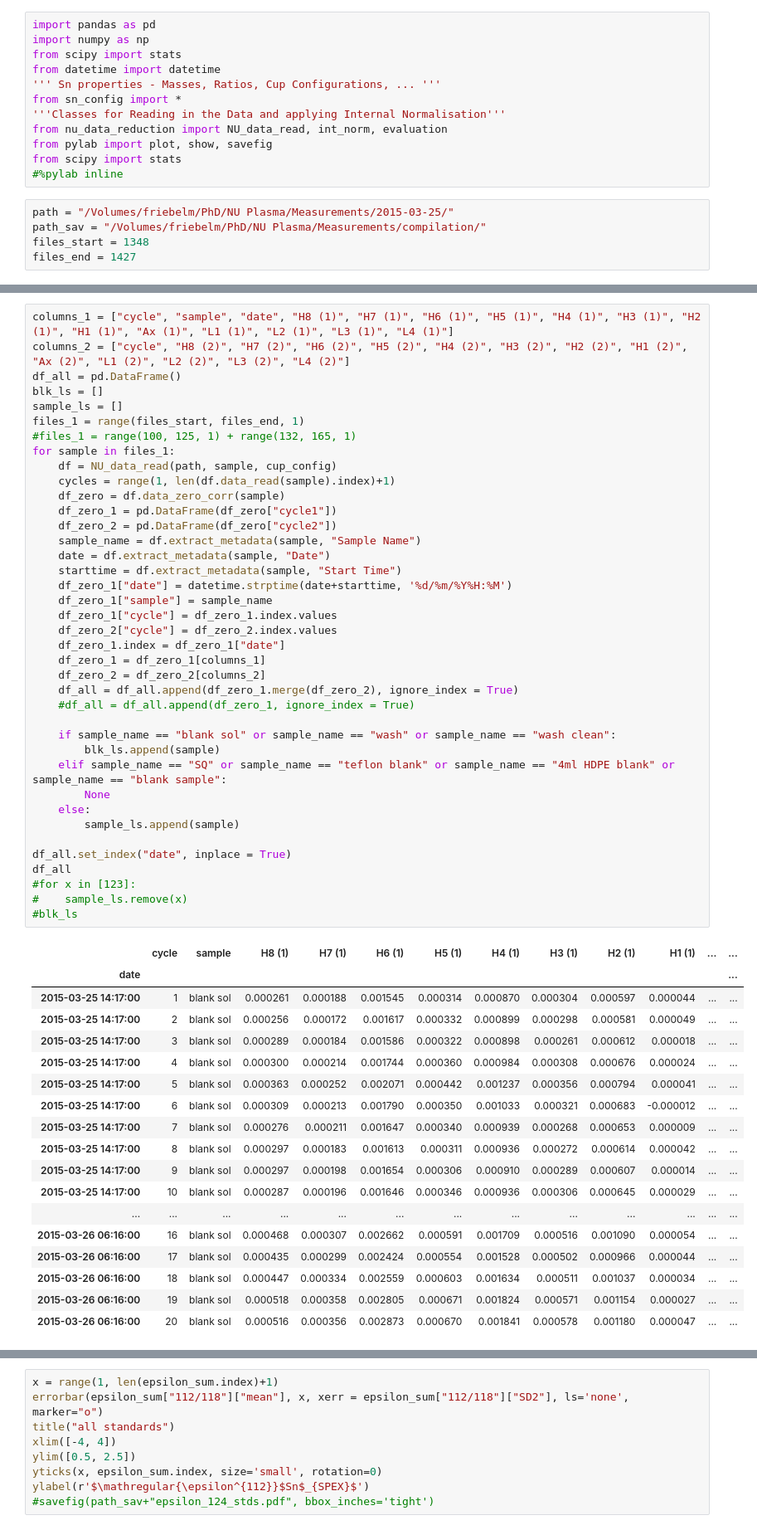
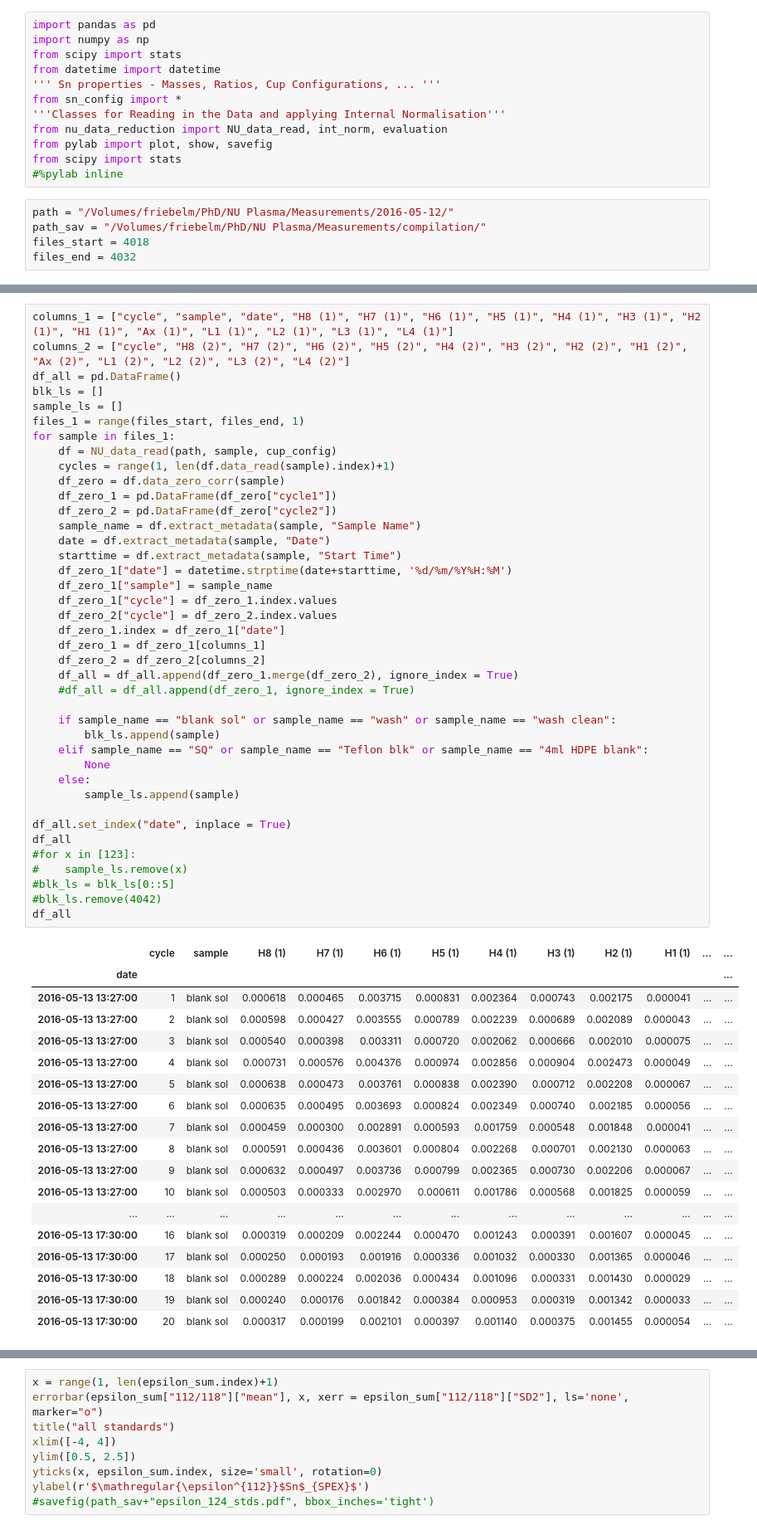
Before and after one commit to Marfster/NU_Plasma, a Jupyter notebook: Nu Plasma Evaluation - internal norm.ipynb, the cells around one changed output, grey strips where cells are left out. Shown: that part at 83% size. Cells and saved outputs as stored; diff of their text form.

```diff
--- a/Nu Plasma Evaluation - internal norm.ipynb
+++ b/Nu Plasma Evaluation - internal norm.ipynb
@@ -15,10 +18,10 @@ from pylab import plot, show, savefig
 from scipy import stats
 #%pylab inline
 # %%
-path = "/Volumes/friebelm/PhD/NU Plasma/Measurements/2015-03-25/"
+path = "/Volumes/friebelm/PhD/NU Plasma/Measurements/2016-05-12/"
 path_sav = "/Volumes/friebelm/PhD/NU Plasma/Measurements/compilation/"
-files_start = 1348
-files_end = 1427
+files_start = 4018
+files_end = 4032
 # %%
 # cup configuration
 #cup_config = cycle_Sb
@@ -51,54 +55,55 @@ df_all = pd.DataFrame()
 blk_ls = []
 sample_ls = []
 files_1 = range(files_start, files_end, 1)
-#files_1 = range(100, 125, 1) + range(132, 165, 1)
 for sample in files_1:
     df = NU_data_read(path, sample, cup_config)
     cycles = range(1, len(df.data_read(sample).index)+1)
     df_zero = df.data_zero_corr(sample)
     df_zero_1 = pd.DataFrame(df_zero["cycle1"])
     df_zero_2 = pd.DataFrame(df_zero["cycle2"])
     sample_name = df.extract_metadata(sample, "Sample Name")
     date = df.extract_metadata(sample, "Date")
     starttime = df.extract_metadata(sample, "Start Time")
     df_zero_1["date"] = datetime.strptime(date+starttime, '%d/%m/%Y%H:%M')
     df_zero_1["sample"] = sample_name
     df_zero_1["cycle"] = df_zero_1.index.values
     df_zero_2["cycle"] = df_zero_2.index.values
     df_zero_1.index = df_zero_1["date"]
     df_zero_1 = df_zero_1[columns_1]
     df_zero_2 = df_zero_2[columns_2]
     df_all = df_all.append(df_zero_1.merge(df_zero_2), ignore_index = True)
     #df_all = df_all.append(df_zero_1, ignore_index = True)
 
     if sample_name == "blank sol" or sample_name == "wash" or sample_name == "wash clean":
         blk_ls.append(sample)
-    elif sample_name == "SQ" or sample_name == "teflon blank" or sample_name == "4ml HDPE blank" or sample_name == "blank sample":
+    elif sample_name == "SQ" or sample_name == "Teflon blk" or sample_name == "4ml HDPE blank":
         None
     else:
         sample_ls.append(sample)
 
 df_all.set_index("date", inplace = True)
 df_all
 #for x in [123]:
 #    sample_ls.remove(x)
-#blk_ls
+#blk_ls = blk_ls[0::5]
+#blk_ls.remove(4042)
+df_all
 # %% [output]
 |  | cycle | sample | H8 (1) | H7 (1) | H6 (1) | H5 (1) | H4 (1) | H3 (1) | H2 (1) | H1 (1) | ... | ... |
 | date |  |  |  |  |  |  |  |  |  |  |  | ... |
-| 2015-03-25 14:17:00 | 1 | blank sol | 0.000261 | 0.000188 | 0.001545 | 0.000314 | 0.000870 | 0.000304 | 0.000597 | 0.000044 | ... | ... |
-| 2015-03-25 14:17:00 | 2 | blank sol | 0.000256 | 0.000172 | 0.001617 | 0.000332 | 0.000899 | 0.000298 | 0.000581 | 0.000049 | ... | ... |
-| 2015-03-25 14:17:00 | 3 | blank sol | 0.000289 | 0.000184 | 0.001586 | 0.000322 | 0.000898 | 0.000261 | 0.000612 | 0.000018 | ... | ... |
-| 2015-03-25 14:17:00 | 4 | blank sol | 0.000300 | 0.000214 | 0.001744 | 0.000360 | 0.000984 | 0.000308 | 0.000676 | 0.000024 | ... | ... |
-| 2015-03-25 14:17:00 | 5 | blank sol | 0.000363 | 0.000252 | 0.002071 | 0.000442 | 0.001237 | 0.000356 | 0.000794 | 0.000041 | ... | ... |
-| 2015-03-25 14:17:00 | 6 | blank sol | 0.000309 | 0.000213 | 0.001790 | 0.000350 | 0.001033 | 0.000321 | 0.000683 | -0.000012 | ... | ... |
-| 2015-03-25 14:17:00 | 7 | blank sol | 0.000276 | 0.000211 | 0.001647 | 0.000340 | 0.000939 | 0.000268 | 0.000653 | 0.000009 | ... | ... |
-| 2015-03-25 14:17:00 | 8 | blank sol | 0.000297 | 0.000183 | 0.001613 | 0.000311 | 0.000936 | 0.000272 | 0.000614 | 0.000042 | ... | ... |
-| 2015-03-25 14:17:00 | 9 | blank sol | 0.000297 | 0.000198 | 0.001654 | 0.000306 | 0.000910 | 0.000289 | 0.000607 | 0.000014 | ... | ... |
-| 2015-03-25 14:17:00 | 10 | blank sol | 0.000287 | 0.000196 | 0.001646 | 0.000346 | 0.000936 | 0.000306 | 0.000645 | 0.000029 | ... | ... |
+| 2016-05-13 13:27:00 | 1 | blank sol | 0.000618 | 0.000465 | 0.003715 | 0.000831 | 0.002364 | 0.000743 | 0.002175 | 0.000041 | ... | ... |
+| 2016-05-13 13:27:00 | 2 | blank sol | 0.000598 | 0.000427 | 0.003555 | 0.000789 | 0.002239 | 0.000689 | 0.002089 | 0.000043 | ... | ... |
+| 2016-05-13 13:27:00 | 3 | blank sol | 0.000540 | 0.000398 | 0.003311 | 0.000720 | 0.002062 | 0.000666 | 0.002010 | 0.000075 | ... | ... |
+| 2016-05-13 13:27:00 | 4 | blank sol | 0.000731 | 0.000576 | 0.004376 | 0.000974 | 0.002856 | 0.000904 | 0.002473 | 0.000049 | ... | ... |
+| 2016-05-13 13:27:00 | 5 | blank sol | 0.000638 | 0.000473 | 0.003761 | 0.000838 | 0.002390 | 0.000712 | 0.002208 | 0.000067 | ... | ... |
+| 2016-05-13 13:27:00 | 6 | blank sol | 0.000635 | 0.000495 | 0.003693 | 0.000824 | 0.002349 | 0.000740 | 0.002185 | 0.000056 | ... | ... |
+| 2016-05-13 13:27:00 | 7 | blank sol | 0.000459 | 0.000300 | 0.002891 | 0.000593 | 0.001759 | 0.000548 | 0.001848 | 0.000041 | ... | ... |
+| 2016-05-13 13:27:00 | 8 | blank sol | 0.000591 | 0.000436 | 0.003601 | 0.000804 | 0.002268 | 0.000701 | 0.002130 | 0.000063 | ... | ... |
+| 2016-05-13 13:27:00 | 9 | blank sol | 0.000632 | 0.000497 | 0.003736 | 0.000799 | 0.002365 | 0.000730 | 0.002206 | 0.000067 | ... | ... |
+| 2016-05-13 13:27:00 | 10 | blank sol | 0.000503 | 0.000333 | 0.002970 | 0.000611 | 0.001786 | 0.000568 | 0.001825 | 0.000059 | ... | ... |
 | ... | ... | ... | ... | ... | ... | ... | ... | ... | ... | ... | ... | ... |
-| 2015-03-26 06:16:00 | 16 | blank sol | 0.000468 | 0.000307 | 0.002662 | 0.000591 | 0.001709 | 0.000516 | 0.001090 | 0.000054 | ... | ... |
-| 2015-03-26 06:16:00 | 17 | blank sol | 0.000435 | 0.000299 | 0.002424 | 0.000554 | 0.001528 | 0.000502 | 0.000966 | 0.000044 | ... | ... |
-| 2015-03-26 06:16:00 | 18 | blank sol | 0.000447 | 0.000334 | 0.002559 | 0.000603 | 0.001634 | 0.000511 | 0.001037 | 0.000034 | ... | ... |
-| 2015-03-26 06:16:00 | 19 | blank sol | 0.000518 | 0.000358 | 0.002805 | 0.000671 | 0.001824 | 0.000571 | 0.001154 | 0.000027 | ... | ... |
-| 2015-03-26 06:16:00 | 20 | blank sol | 0.000516 | 0.000356 | 0.002873 | 0.000670 | 0.001841 | 0.000578 | 0.001180 | 0.000047 | ... | ... |
+| 2016-05-13 17:30:00 | 16 | blank sol | 0.000319 | 0.000209 | 0.002244 | 0.000470 | 0.001243 | 0.000391 | 0.001607 | 0.000045 | ... | ... |
+| 2016-05-13 17:30:00 | 17 | blank sol | 0.000250 | 0.000193 | 0.001916 | 0.000336 | 0.001032 | 0.000330 | 0.001365 | 0.000046 | ... | ... |
+| 2016-05-13 17:30:00 | 18 | blank sol | 0.000289 | 0.000224 | 0.002036 | 0.000434 | 0.001096 | 0.000331 | 0.001430 | 0.000029 | ... | ... |
+| 2016-05-13 17:30:00 | 19 | blank sol | 0.000240 | 0.000176 | 0.001842 | 0.000384 | 0.000953 | 0.000319 | 0.001342 | 0.000033 | ... | ... |
+| 2016-05-13 17:30:00 | 20 | blank sol | 0.000317 | 0.000199 | 0.002101 | 0.000397 | 0.001140 | 0.000375 | 0.001455 | 0.000054 | ... | ... |
```
Also changed, not shown: parts of 16 cells of this notebook, 3 other files.
